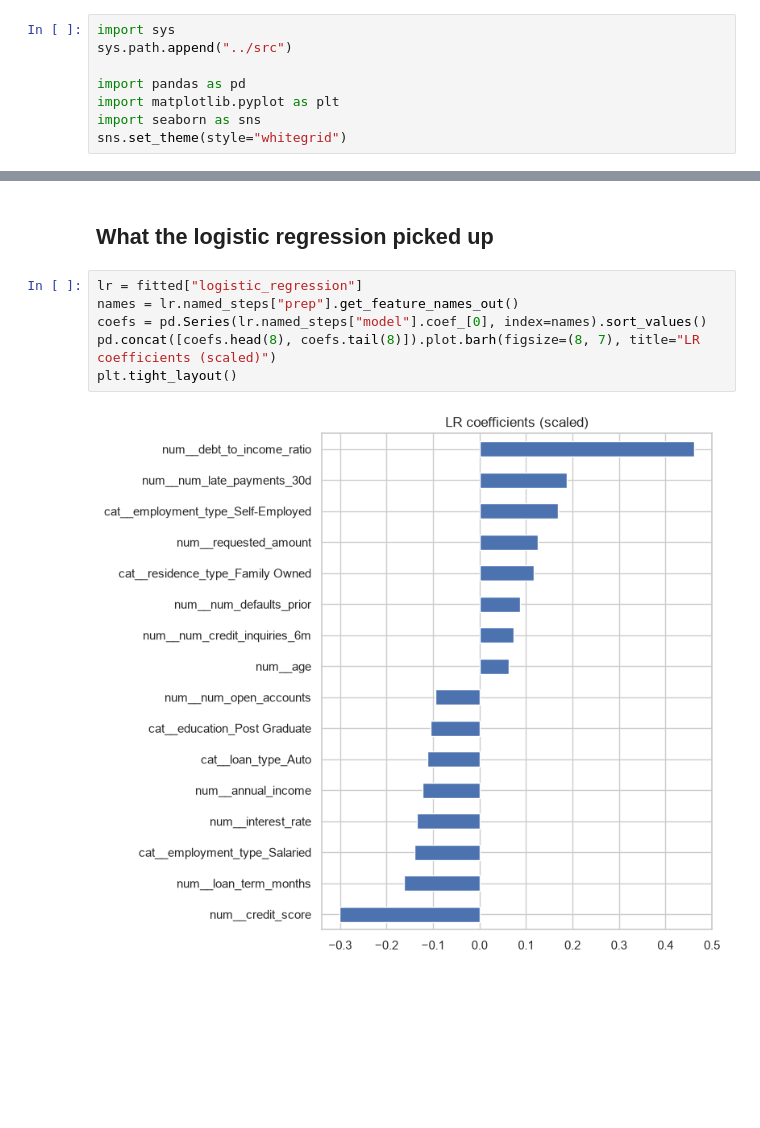
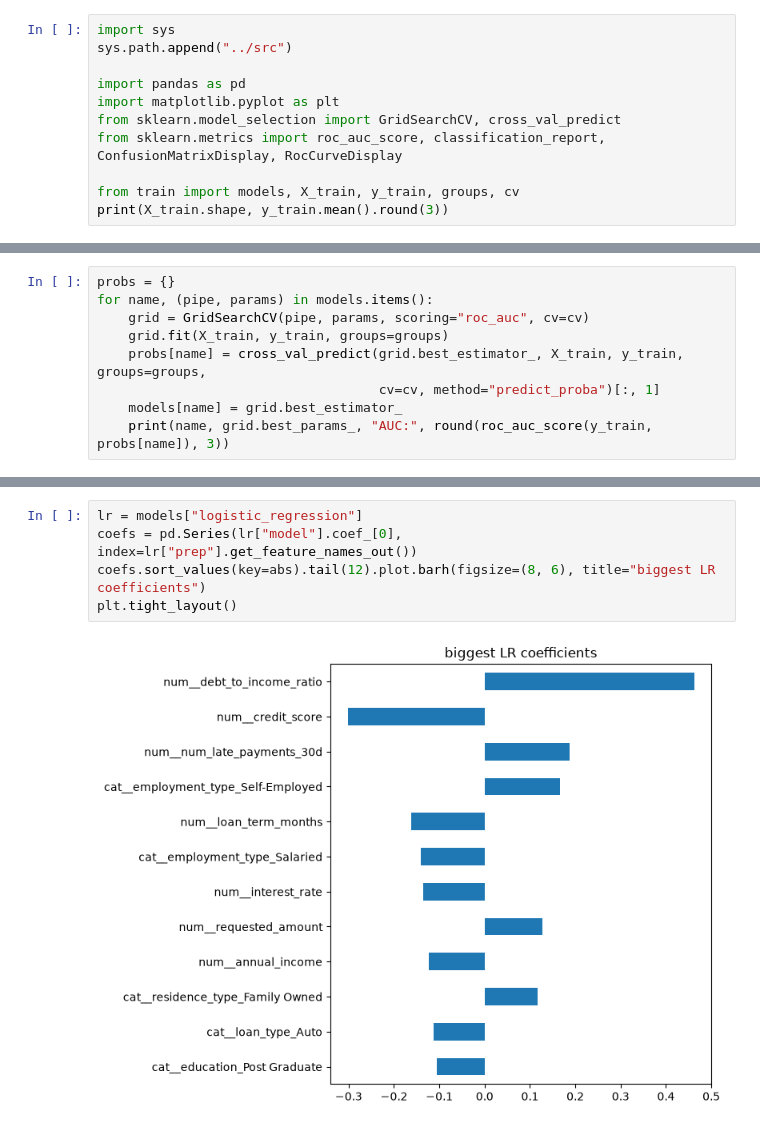
Before and after one commit to priyankavasavada/credit-risk-loan-analytics, a Jupyter notebook: notebooks/03_modeling.ipynb, the cells around one changed output, grey strips where cells are left out. Cells and saved outputs as stored; diff of their text form; blank space fills up the shorter version.

Commit message:
Simplify feature and training code

```diff
--- a/notebooks/03_modeling.ipynb
+++ b/notebooks/03_modeling.ipynb
@@ -13,5 +9,8 @@ sys.path.append("../src")
 
 import pandas as pd
 import matplotlib.pyplot as plt
-import seaborn as sns
-sns.set_theme(style="whitegrid")
+from sklearn.model_selection import GridSearchCV, cross_val_predict
+from sklearn.metrics import roc_auc_score, classification_report, ConfusionMatrixDisplay, RocCurveDisplay
+
+from train import models, X_train, y_train, groups, cv
+print(X_train.shape, y_train.mean().round(3))
@@ -45,0 +19,9 @@ results.round(3)
+# %%
+probs = {}
+for name, (pipe, params) in models.items():
+    grid = GridSearchCV(pipe, params, scoring="roc_auc", cv=cv)
+    grid.fit(X_train, y_train, groups=groups)
+    probs[name] = cross_val_predict(grid.best_estimator_, X_train, y_train, groups=groups,
+                                    cv=cv, method="predict_proba")[:, 1]
+    models[name] = grid.best_estimator_
+    print(name, grid.best_params_, "AUC:", round(roc_auc_score(y_train, probs[name]), 3))
@@ -67,11 +65,8 @@ plt.tight_layout()
-# %% [markdown]
-## What the logistic regression picked up
 # %%
-lr = fitted["logistic_regression"]
-names = lr.named_steps["prep"].get_feature_names_out()
-coefs = pd.Series(lr.named_steps["model"].coef_[0], index=names).sort_values()
-pd.concat([coefs.head(8), coefs.tail(8)]).plot.barh(figsize=(8, 7), title="LR coefficients (scaled)")
+lr = models["logistic_regression"]
+coefs = pd.Series(lr["model"].coef_[0], index=lr["prep"].get_feature_names_out())
+coefs.sort_values(key=abs).tail(12).plot.barh(figsize=(8, 6), title="biggest LR coefficients")
 plt.tight_layout()
 # %% [output]
-[figure, old version]
+[figure, new version]
 # %% [markdown]
```
Also changed, not shown: parts of 8 cells of this notebook, 4 other files.
